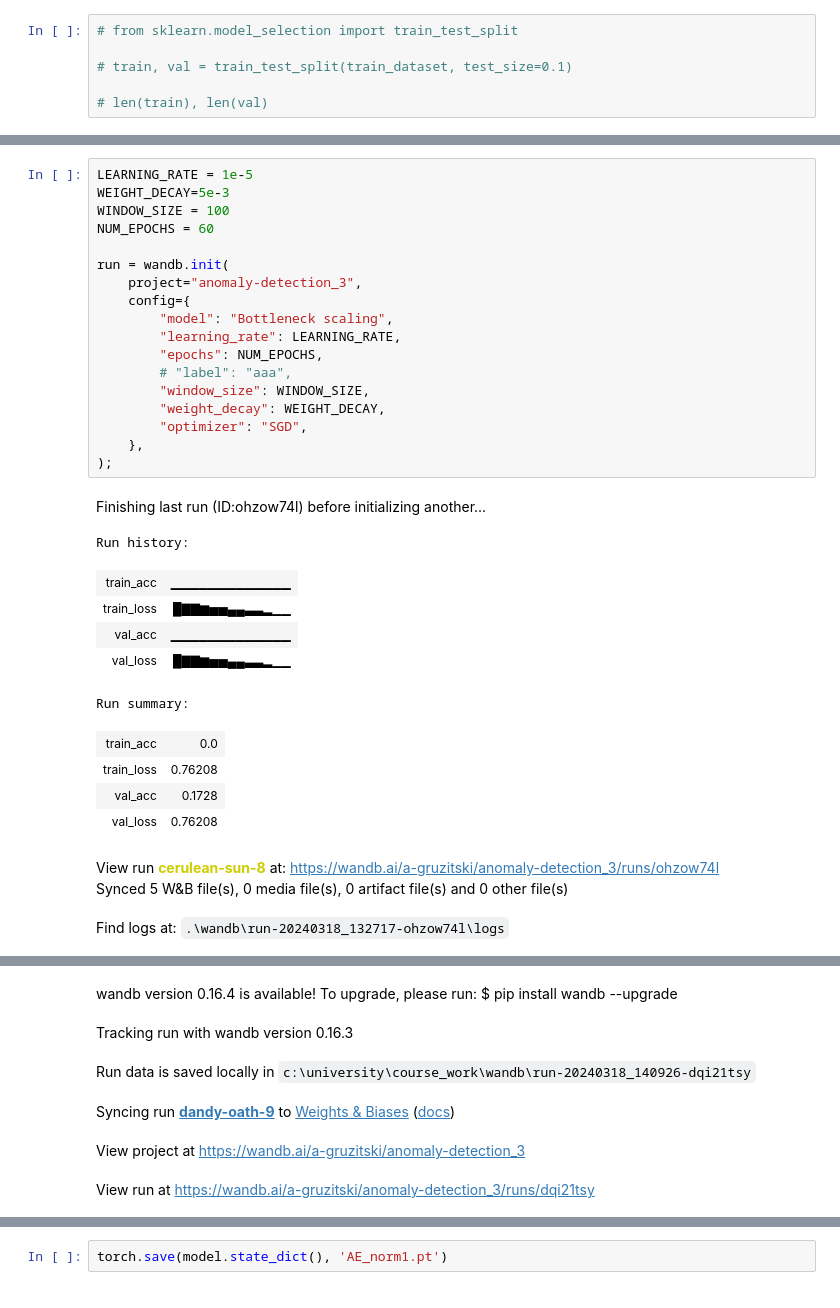
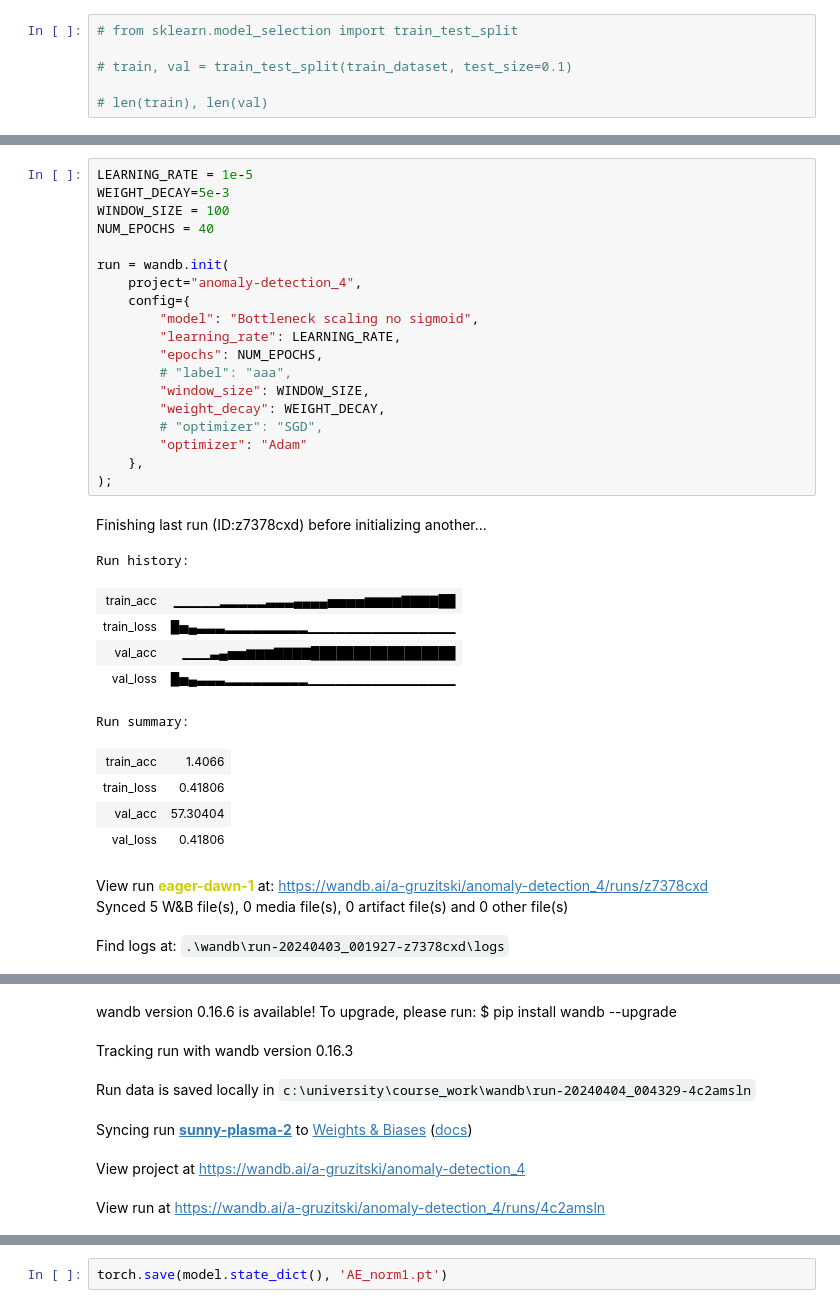
Before and after one commit to Andrei3223/VAE_anomaly_detection, a Jupyter notebook: swat_preproc.ipynb, the cells around one changed output, grey strips where cells are left out. Saved outputs shown, nothing was run; the diff lists cells and outputs as text.

```diff
--- a/swat_preproc.ipynb
+++ b/swat_preproc.ipynb
@@ -358,33 +352,34 @@ True
 # %%
 LEARNING_RATE = 1e-5
 WEIGHT_DECAY=5e-3
 WINDOW_SIZE = 100
-NUM_EPOCHS = 60
+NUM_EPOCHS = 40
 
 run = wandb.init(
-    project="anomaly-detection_3",
+    project="anomaly-detection_4",
     config={
-        "model": "Bottleneck scaling",
+        "model": "Bottleneck scaling no sigmoid",
         "learning_rate": LEARNING_RATE,
         "epochs": NUM_EPOCHS,
         # "label": "aaa",
         "window_size": WINDOW_SIZE,
         "weight_decay": WEIGHT_DECAY,
-        "optimizer": "SGD",
+        # "optimizer": "SGD",
+        "optimizer": "Adam"
     },
 );
 # %% [output]
-Finishing last run (ID:ohzow74l) before initializing another...
+Finishing last run (ID:z7378cxd) before initializing another...
 Run history:
-| train_acc | ▁▁▁▁▁▁▁▁▁▁▁▁▁ |
-| train_loss | █▇▇▆▅▅▄▄▃▃▂▁▁ |
-| val_acc | ▁▁▁▁▁▁▁▁▁▁▁▁▁ |
-| val_loss | █▇▇▆▅▅▄▄▃▃▂▁▁ |
+| train_acc | ▁▁▁▁▁▂▂▂▂▂▃▃▃▄▄▄▄▅▅▅▅▆▆▆▆▇▇▇▇██ |
+| train_loss | █▅▄▃▃▃▂▂▂▂▂▂▂▂▂▁▁▁▁▁▁▁▁▁▁▁▁▁▁▁▁ |
+| val_acc | ▁▁▁▃▄▅▅▆▆▆▇▇▇▇█████████████████ |
+| val_loss | █▅▄▃▃▃▂▂▂▂▂▂▂▂▂▁▁▁▁▁▁▁▁▁▁▁▁▁▁▁▁ |
 Run summary:
-| train_acc | 0.0 |
-| train_loss | 0.76208 |
-| val_acc | 0.1728 |
-| val_loss | 0.76208 |
+| train_acc | 1.4066 |
+| train_loss | 0.41806 |
+| val_acc | 57.30404 |
+| val_loss | 0.41806 |
-View run cerulean-sun-8 at: https://wandb.ai/a-gruzitski/anomaly-detection_3/runs/ohzow74l
+View run eager-dawn-1 at: https://wandb.ai/a-gruzitski/anomaly-detection_4/runs/z7378cxd
 Synced 5 W&B file(s), 0 media file(s), 0 artifact file(s) and 0 other file(s)
-Find logs at: .\wandb\run-20240318_132717-ohzow74l\logs
+Find logs at: .\wandb\run-20240403_001927-z7378cxd\logs
@@ -392,7 +387,7 @@ Successfully finished last run (ID:ohzow74l). Initializing new run:
-wandb version 0.16.4 is available! To upgrade, please run: $ pip install wandb --upgrade
+wandb version 0.16.6 is available! To upgrade, please run: $ pip install wandb --upgrade
 Tracking run with wandb version 0.16.3
-Run data is saved locally in c:\university\course_work\wandb\run-20240318_140926-dqi21tsy
+Run data is saved locally in c:\university\course_work\wandb\run-20240404_004329-4c2amsln
-Syncing run dandy-oath-9 to Weights & Biases (docs)
+Syncing run sunny-plasma-2 to Weights & Biases (docs)
-View project at https://wandb.ai/a-gruzitski/anomaly-detection_3
+View project at https://wandb.ai/a-gruzitski/anomaly-detection_4
-View run at https://wandb.ai/a-gruzitski/anomaly-detection_3/runs/dqi21tsy
+View run at https://wandb.ai/a-gruzitski/anomaly-detection_4/runs/4c2amsln
 # %%
```
Also changed, not shown: parts of 26 cells of this notebook, 3 other files.
